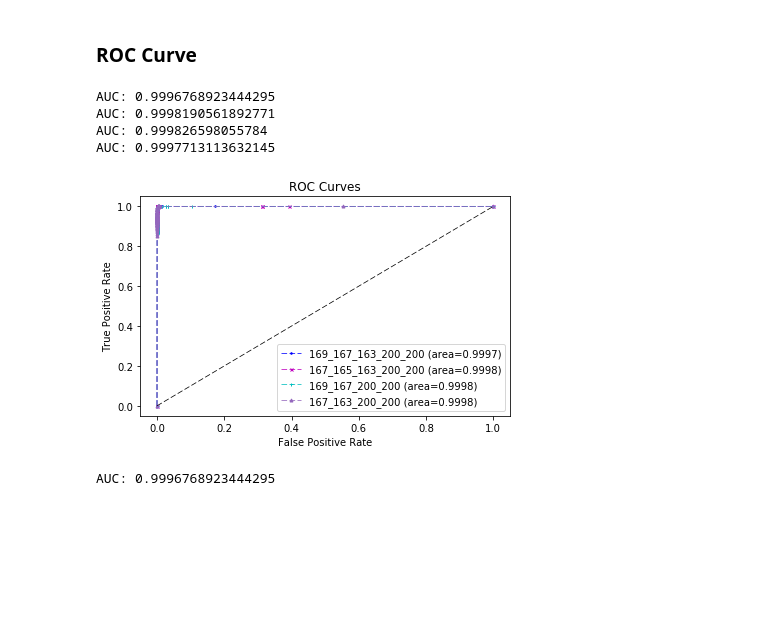
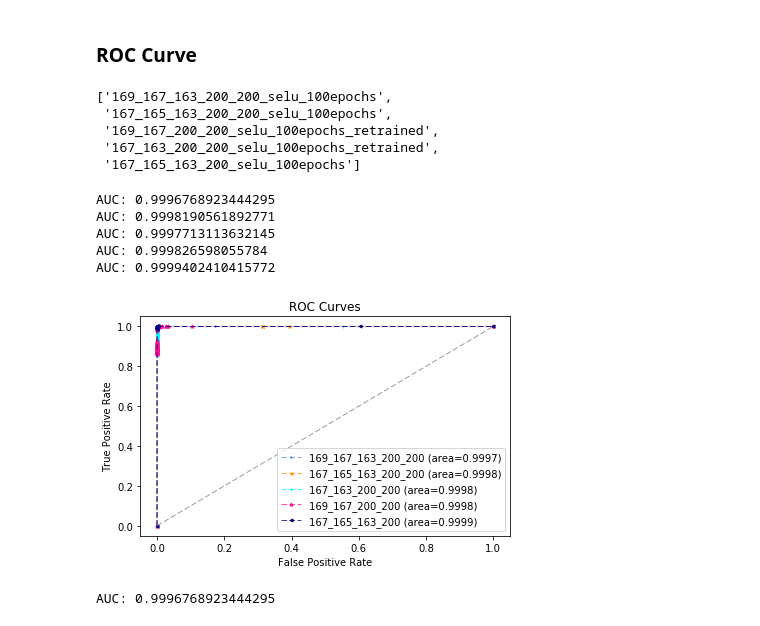
Before and after one commit to jamenne/WindingControl, a Jupyter notebook: plotmaker.ipynb, the cells around one changed output. Cells and saved outputs as stored; diff of their text form; code cells hidden in the pictures; blank space fills up the shorter version.

```diff
--- a/plotmaker.ipynb
+++ b/plotmaker.ipynb
@@ -45,9 +45,11 @@ stds = np.loadtxt('../StdDev.txt')
 # %%
 names = ['169_167_163_200_200_selu_100epochs',
         '167_165_163_200_200_selu_100epochs',
-        '169_167_200_200_selu_100epochs_retrained',
-        '167_163_200_200_selu_100epochs_retrained']
+        '167_163_200_200_selu_100epochs_retrained',
+        '169_167_200_200_selu_100epochs_retrained']
 new = '167_165_163_200_selu_100epochs'
+
+names.append(new)
 # %%
 f = open('../Data/Timing/Timing_75_100_{:}.txt'.format(str(datetime.now().strftime('%Y-%m-%d_%H-%M-%S'))), 'a')
 
@@ -93,8 +95,9 @@ f.close()
 # %%
 names_short = ['169_167_163_200_200',
         '167_165_163_200_200',
+        '167_163_200_200',
         '169_167_200_200',
-        '167_163_200_200']
+        '167_165_163_200']
 # %%
 f = open('../Data/Misc/Timing/Timing_75_100_{:}.txt'.format(str(datetime.now().strftime('%Y-%m-%d_%H-%M-%S'))), 'a')
 
@@ -368,12 +371,12 @@ if False:
 ### Load Model and corresponding means and stddevs
 # %%
 # Load Test model:
-test_model = load_model('../TrainedModels/2017-09-09/169_167_200_200_selu_100epochs_retrained.h5')
+test_model = load_model('../TrainedModels/2017-09-11/167_165_163_200_selu_100epochs.h5')
 # %%
 # Normalize Imgages
 
-means = np.loadtxt('../TrainedModels/2017-09-09/MeansStdDev/Means_2017-09-09_18-36-37.txt')
-stds = np.loadtxt('../TrainedModels/2017-09-09/MeansStdDev/StdDev_2017-09-09_18-36-37.txt')
+means = np.loadtxt('../TrainedModels/2017-09-11/MeansStdDev/Means_2017-09-11_11-48-26.txt')
+stds = np.loadtxt('../TrainedModels/2017-09-11/MeansStdDev/StdDev_2017-09-11_11-48-26.txt')
 
 X_all_norm = np.array([(np.squeeze(img)-means)/stds for img in X_all])
 # %%
@@ -469,44 +472,58 @@ for i, (pic,p) in enumerate(zip(img_neg_false[:], score_neg_false[:])):
 # %% [markdown]
 ### ROC Curve
+# %%
+names
+# %% [output]
+['169_167_163_200_200_selu_100epochs',
+ '167_165_163_200_200_selu_100epochs',
+ '169_167_200_200_selu_100epochs_retrained',
+ '167_163_200_200_selu_100epochs_retrained',
+ '167_165_163_200_selu_100epochs']
 # %%
 fig, ax = plt.subplots()
 
-colors = ['b', 'm', 'c', 'C4']
-marker = ['.', 'x', '+', '^']
+colors = ['cornflowerblue', 'darkorange', 'aqua', 'deeppink', 'navy']
+marker = ['.', 'x', '+', '^', '<']
 
 for i, (n, n_s) in enumerate(zip(names, names_short)):
 
     if i <= 1:
         Y_all, probs = np.genfromtxt('../Data/2017-09-10/' + n + '/ScoresOnAllData.txt', unpack=True)
+    elif i==4:
+        Y_all, probs = np.genfromtxt('../Data/2017-09-11/' + n + '/ScoresOnAllData.txt', unpack=True)
     else:
         Y_all, probs = np.genfromtxt('../Data/2017-09-09/' + n + '/ScoresOnAllData.txt', unpack=True)
 
     auc = roc_auc_score(Y_all, probs)
     print('AUC: {}'.format(auc))
 
     fpr, tpr, thresholds = roc_curve(Y_all, probs)
 
     ax.plot(fpr, tpr, color=colors[i], marker=marker[i], markersize=3, ls='--', lw=0.75, label='{} (area={:.4f})'.format(n_s,auc))
 
 
-ax.plot([0,1], [0,1], color = 'k', ls='--',lw=0.75)
+ax.plot([0,1], [0,1], color = 'C7', ls='--',lw=0.75)
 
 ax.set_xlabel('False Positive Rate')
 ax.set_ylabel('True Positive Rate')
+
+#ax.set_xlim([-0.,0.003])
+#ax.set_ylim([0.8, 1.01])
 
 ax.set_title('ROC Curves')
 
 ax.legend(loc='best')
 
 plt.tight_layout()
 
 plt.savefig('../Data/Misc/ROC_Curves.pdf')
 # %% [output]
 AUC: 0.9996768923444295
 AUC: 0.9998190561892771
+AUC: 0.9997713113632145
 AUC: 0.999826598055784
-AUC: 0.9997713113632145
+AUC: 0.9999402410415772
-[figure, old version]
+[figure, new version]
 # %%
 Y_all, probs = np.genfromtxt('../Data/2017-09-10/169_167_163_200_200_selu_100epochs/ScoresOnAllData.txt', unpack=True)
 # %%
```
Also changed, not shown: parts of 10 cells of this notebook.
